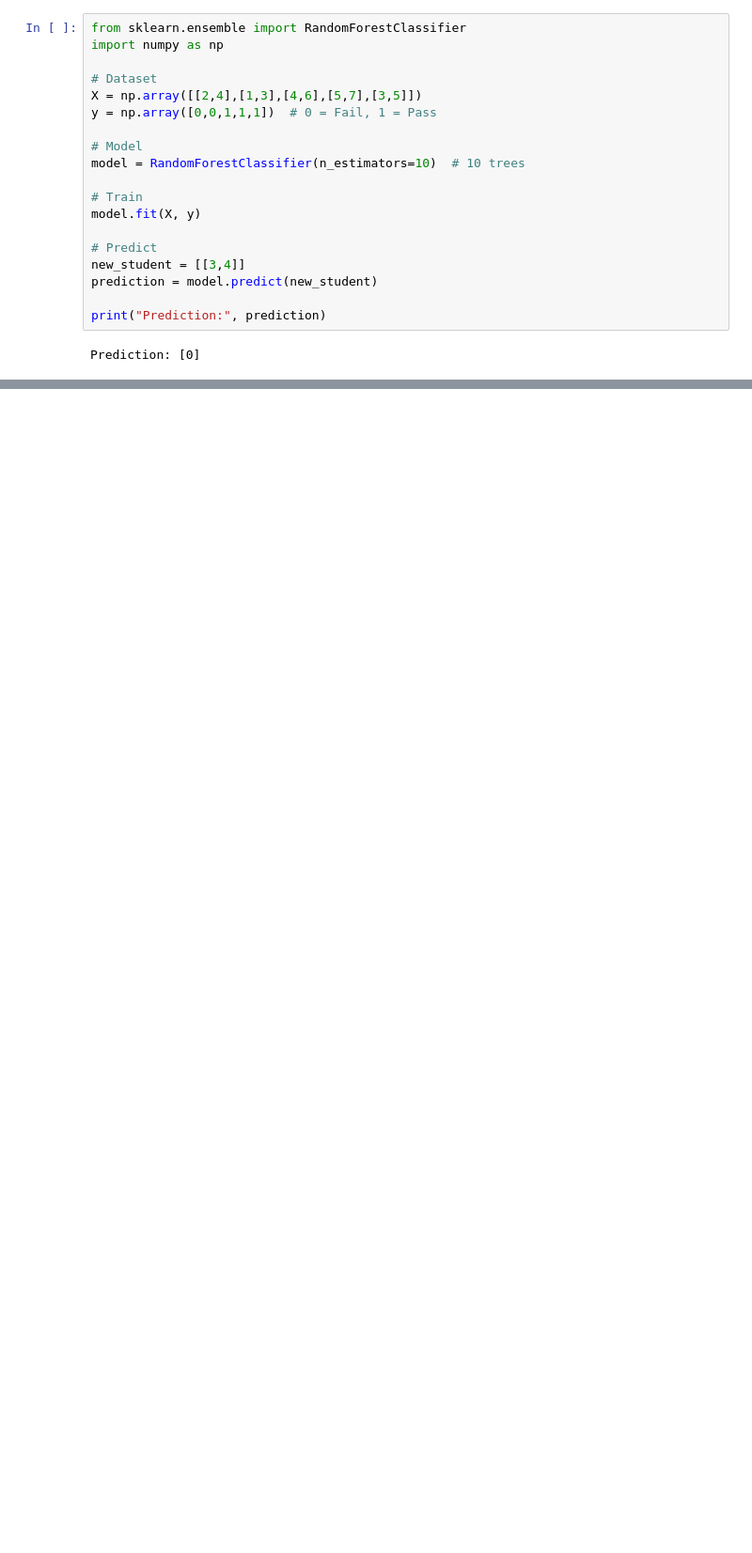
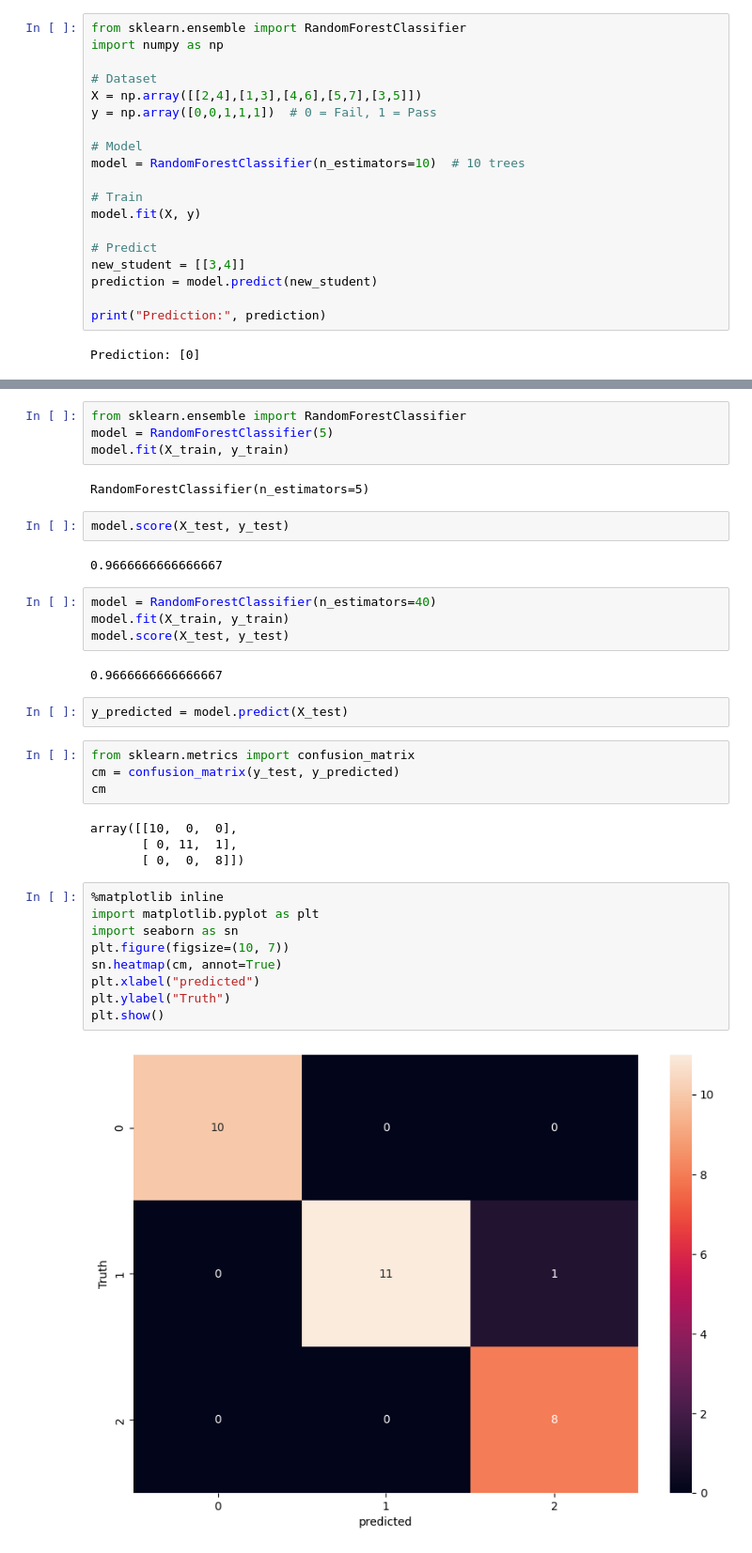
Before and after one commit to armanmohajr/KNN-Project, a Jupyter notebook: randomForest.ipynb, the cells around one changed output, grey strips where cells are left out. Shown at 94% size. Drawn from its saved outputs; the diff is of its cells as text; blank space fills up the shorter version.

```diff
--- a/randomForest.ipynb
+++ b/randomForest.ipynb
@@ -35,0 +173,37 @@ Prediction: [0]
+# %%
+from sklearn.ensemble import RandomForestClassifier
+model = RandomForestClassifier(5)
+model.fit(X_train, y_train)
+# %% [output]
+RandomForestClassifier(n_estimators=5)
+# %%
+model.score(X_test, y_test)
+# %% [output]
+0.9666666666666667
+# %%
+model = RandomForestClassifier(n_estimators=40)
+model.fit(X_train, y_train)
+model.score(X_test, y_test)
+# %% [output]
+0.9666666666666667
+# %%
+y_predicted = model.predict(X_test)
+# %%
+from sklearn.metrics import confusion_matrix
+cm = confusion_matrix(y_test, y_predicted)
+cm
+# %% [output]
+array([[10,  0,  0],
+       [ 0, 11,  1],
+       [ 0,  0,  8]])
+# %%
+%matplotlib inline
+import matplotlib.pyplot as plt
+import seaborn as sn
+plt.figure(figsize=(10, 7))
+sn.heatmap(cm, annot=True)
+plt.xlabel("predicted")
+plt.ylabel("Truth")
+plt.show()
+# %% [output]
+[figure, added]
```
Also changed, not shown: parts of 20 cells of this notebook, 2 other files.
